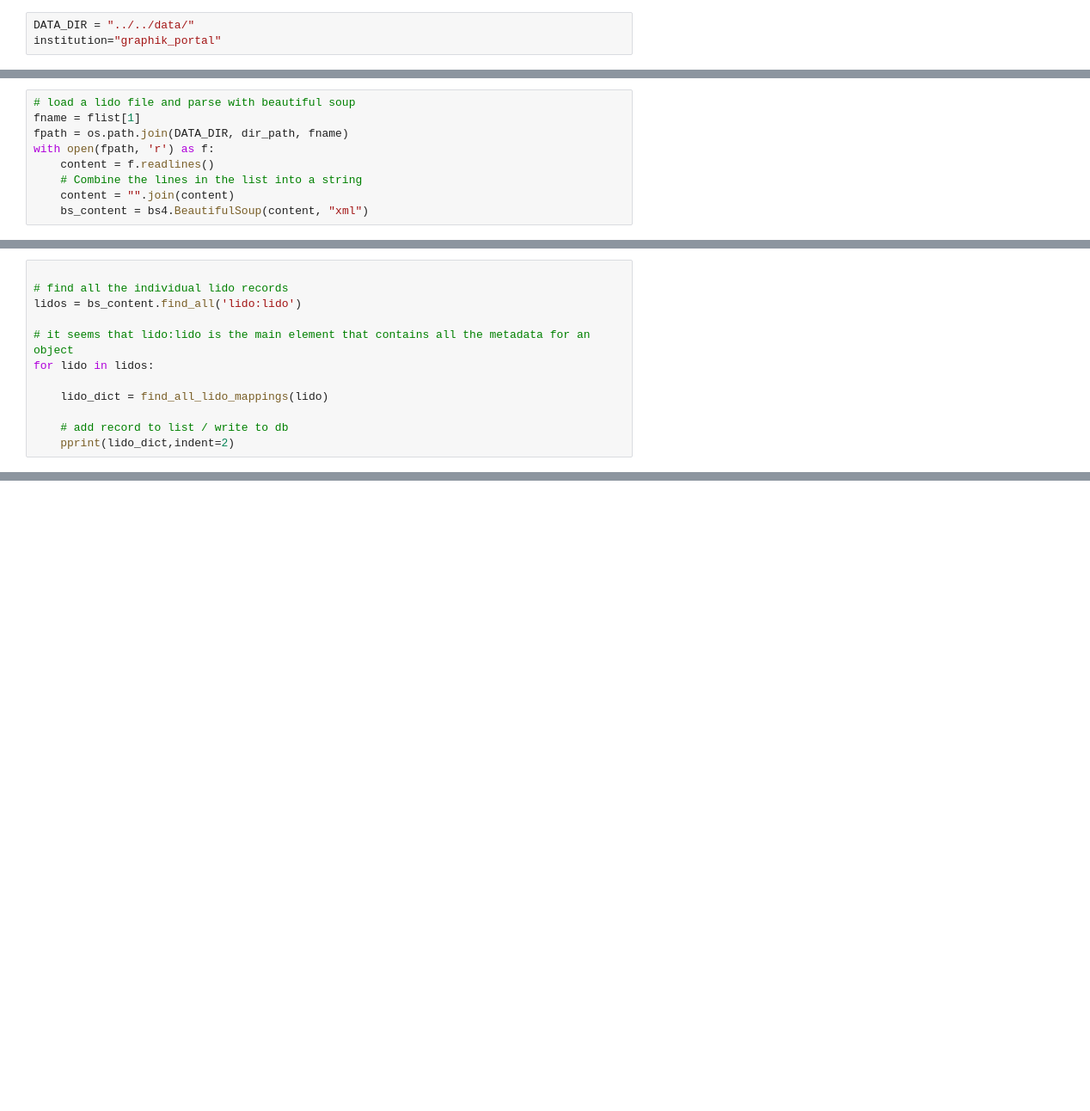
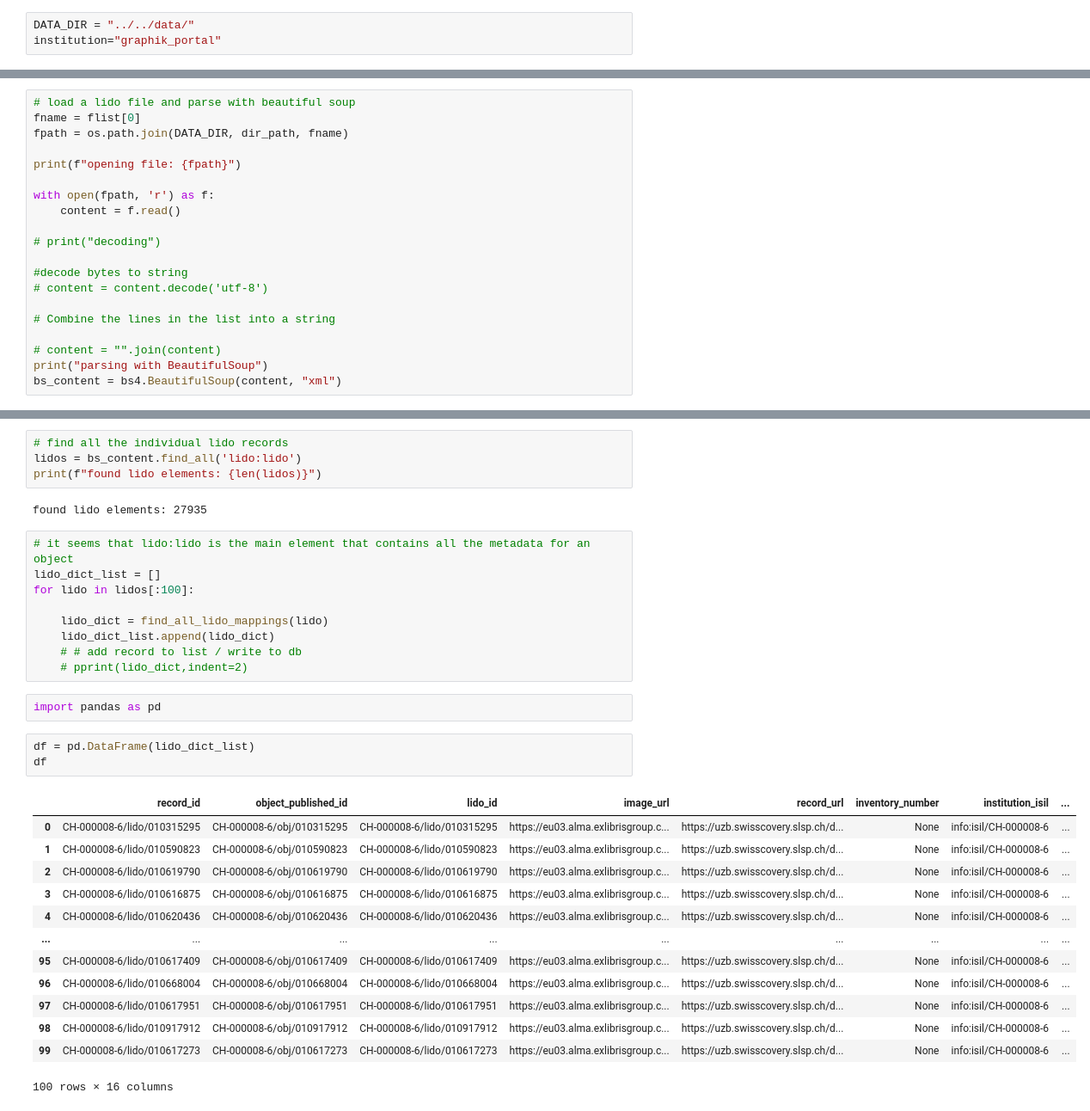
Before and after one commit to eth-library-lab/open-image-search, a Jupyter notebook: data_processing/notebooks/lido_xml_parser.ipynb, the cells around one changed output, grey strips where cells are left out. Shown: that part at 86% size. Cells and saved outputs as stored; diff of their text form; blank space fills up the shorter version.

```diff
--- a/data_processing/notebooks/lido_xml_parser.ipynb
+++ b/data_processing/notebooks/lido_xml_parser.ipynb
@@ -379,9 +441,20 @@ flist
 # %%
 # load a lido file and parse with beautiful soup
-fname = flist[1]
+fname = flist[0]
 fpath = os.path.join(DATA_DIR, dir_path, fname)
+
+print(f"opening file: {fpath}")
+
 with open(fpath, 'r') as f:
-    content = f.readlines()
-    # Combine the lines in the list into a string
-    content = "".join(content)
-    bs_content = bs4.BeautifulSoup(content, "xml")
+    content = f.read()
+
+# print("decoding")
+
+#decode bytes to string
+# content = content.decode('utf-8')
+
+# Combine the lines in the list into a string
+
+# content = "".join(content)
+print("parsing with BeautifulSoup")
+bs_content = bs4.BeautifulSoup(content, "xml")
@@ -388,12 +463,0 @@ with open(fpath, 'r') as f:
-# %%
-
-# find all the individual lido records
-lidos = bs_content.find_all('lido:lido')
-
-# it seems that lido:lido is the main element that contains all the metadata for an object
-for lido in lidos:
-
-    lido_dict = find_all_lido_mappings(lido)
-
-    # add record to list / write to db
-    pprint(lido_dict,indent=2)
@@ -420,0 +464,34 @@ for lido in lidos:
+# %%
+# find all the individual lido records
+lidos = bs_content.find_all('lido:lido')
+print(f"found lido elements: {len(lidos)}")
+# %% [output]
+found lido elements: 27935
+# %%
+# it seems that lido:lido is the main element that contains all the metadata for an object
+lido_dict_list = []
+for lido in lidos[:100]:
+
+    lido_dict = find_all_lido_mappings(lido)
+    lido_dict_list.append(lido_dict)
+    # # add record to list / write to db
+    # pprint(lido_dict,indent=2)
+# %%
+import pandas as pd
+# %%
+df = pd.DataFrame(lido_dict_list)
+df
+# %% [output]
+|  | record_id | object_published_id | lido_id | image_url | record_url | inventory_number | institution_isil | ... |
+| 0 | CH-000008-6/lido/010315295 | CH-000008-6/obj/010315295 | CH-000008-6/lido/010315295 | https://eu03.alma.exlibrisgroup.c... | https://uzb.swisscovery.slsp.ch/d... | None | info:isil/CH-000008-6 | ... |
+| 1 | CH-000008-6/lido/010590823 | CH-000008-6/obj/010590823 | CH-000008-6/lido/010590823 | https://eu03.alma.exlibrisgroup.c... | https://uzb.swisscovery.slsp.ch/d... | None | info:isil/CH-000008-6 | ... |
+| 2 | CH-000008-6/lido/010619790 | CH-000008-6/obj/010619790 | CH-000008-6/lido/010619790 | https://eu03.alma.exlibrisgroup.c... | https://uzb.swisscovery.slsp.ch/d... | None | info:isil/CH-000008-6 | ... |
+| 3 | CH-000008-6/lido/010616875 | CH-000008-6/obj/010616875 | CH-000008-6/lido/010616875 | https://eu03.alma.exlibrisgroup.c... | https://uzb.swisscovery.slsp.ch/d... | None | info:isil/CH-000008-6 | ... |
+| 4 | CH-000008-6/lido/010620436 | CH-000008-6/obj/010620436 | CH-000008-6/lido/010620436 | https://eu03.alma.exlibrisgroup.c... | https://uzb.swisscovery.slsp.ch/d... | None | info:isil/CH-000008-6 | ... |
+| ... | ... | ... | ... | ... | ... | ... | ... | ... |
+| 95 | CH-000008-6/lido/010617409 | CH-000008-6/obj/010617409 | CH-000008-6/lido/010617409 | https://eu03.alma.exlibrisgroup.c... | https://uzb.swisscovery.slsp.ch/d... | None | info:isil/CH-000008-6 | ... |
+| 96 | CH-000008-6/lido/010668004 | CH-000008-6/obj/010668004 | CH-000008-6/lido/010668004 | https://eu03.alma.exlibrisgroup.c... | https://uzb.swisscovery.slsp.ch/d... | None | info:isil/CH-000008-6 | ... |
+| 97 | CH-000008-6/lido/010617951 | CH-000008-6/obj/010617951 | CH-000008-6/lido/010617951 | https://eu03.alma.exlibrisgroup.c... | https://uzb.swisscovery.slsp.ch/d... | None | info:isil/CH-000008-6 | ... |
+| 98 | CH-000008-6/lido/010917912 | CH-000008-6/obj/010917912 | CH-000008-6/lido/010917912 | https://eu03.alma.exlibrisgroup.c... | https://uzb.swisscovery.slsp.ch/d... | None | info:isil/CH-000008-6 | ... |
+| 99 | CH-000008-6/lido/010617273 | CH-000008-6/obj/010617273 | CH-000008-6/lido/010617273 | https://eu03.alma.exlibrisgroup.c... | https://uzb.swisscovery.slsp.ch/d... | None | info:isil/CH-000008-6 | ... |
+100 rows × 16 columns
```
Also changed, not shown: parts of 21 cells of this notebook.
